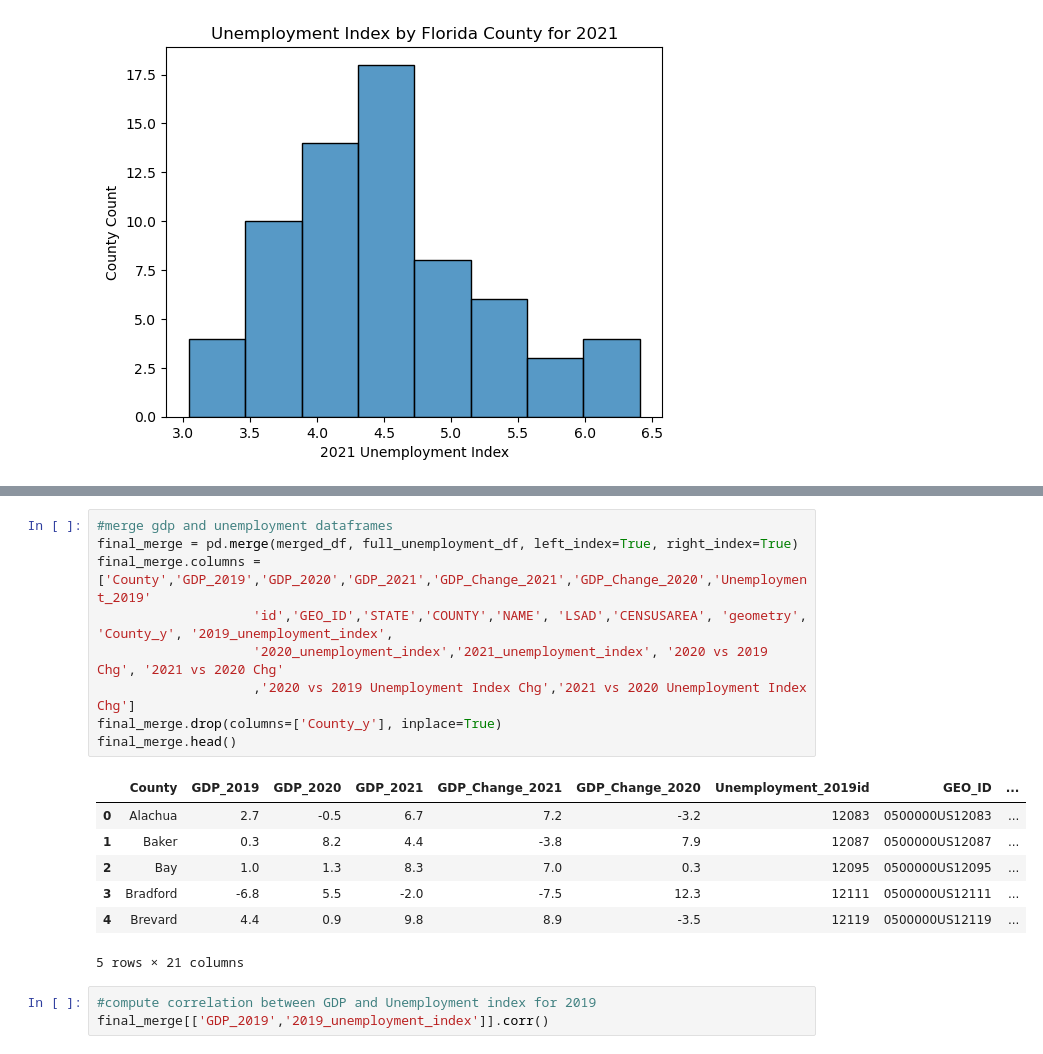
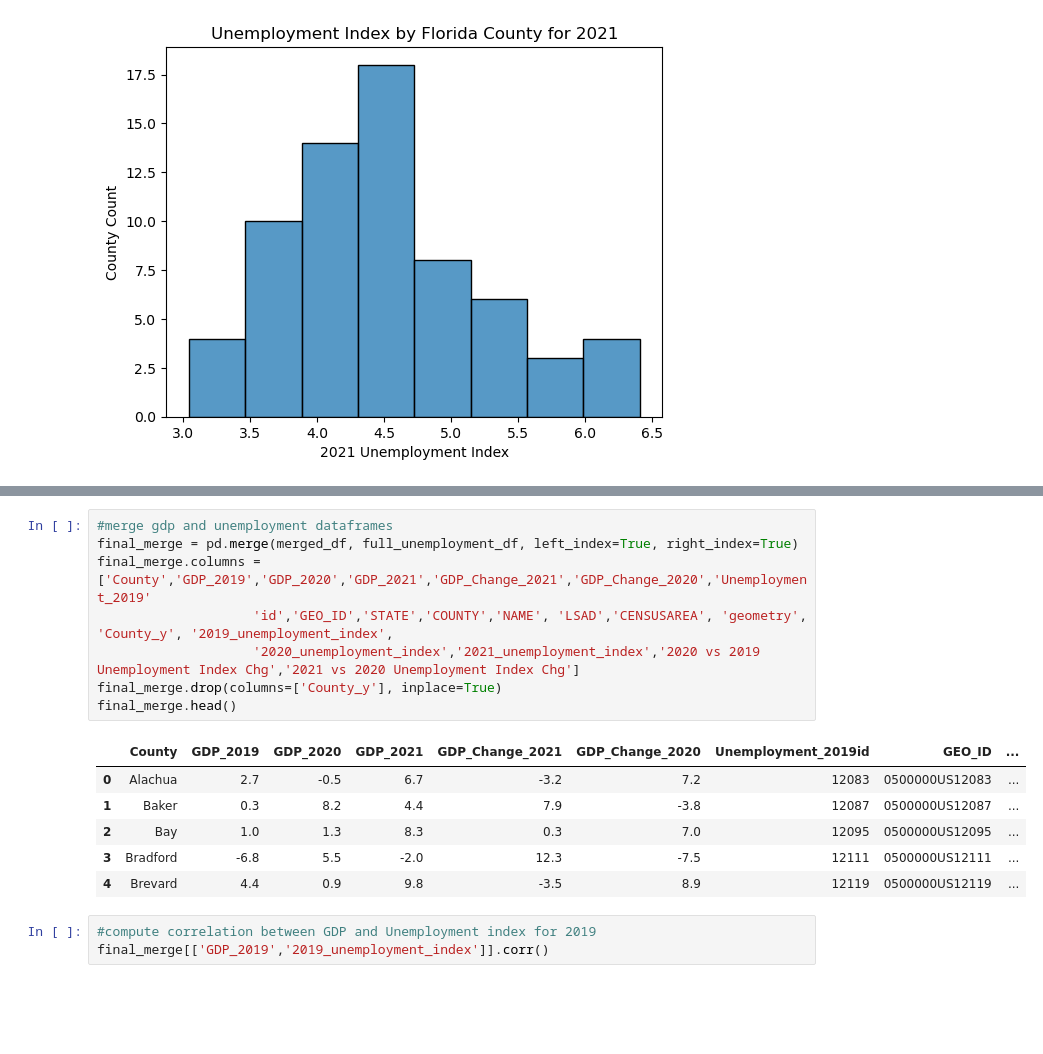
Before and after one commit to UDoWhile/Project-1, a Jupyter notebook: main.ipynb, the cells around one changed output, grey strips where cells are left out. Cells and saved outputs as stored; diff of their text form; blank space fills up the shorter version.

```diff
--- a/main.ipynb
+++ b/main.ipynb
@@ -465,20 +465,18 @@ plt.show()
 # %%
 #merge gdp and unemployment dataframes
 final_merge = pd.merge(merged_df, full_unemployment_df, left_index=True, right_index=True)
 final_merge.columns = ['County','GDP_2019','GDP_2020','GDP_2021','GDP_Change_2021','GDP_Change_2020','Unemployment_2019'
                     'id','GEO_ID','STATE','COUNTY','NAME', 'LSAD','CENSUSAREA', 'geometry', 'County_y', '2019_unemployment_index',
-                    '2020_unemployment_index','2021_unemployment_index', '2020 vs 2019 Chg', '2021 vs 2020 Chg'
-                    ,'2020 vs 2019 Unemployment Index Chg','2021 vs 2020 Unemployment Index Chg']
+                    '2020_unemployment_index','2021_unemployment_index','2020 vs 2019 Unemployment Index Chg','2021 vs 2020 Unemployment Index Chg']
 final_merge.drop(columns=['County_y'], inplace=True)
 final_merge.head()
 # %% [output]
 |  | County | GDP_2019 | GDP_2020 | GDP_2021 | GDP_Change_2021 | GDP_Change_2020 | Unemployment_2019id | GEO_ID | ... |
-| 0 | Alachua | 2.7 | -0.5 | 6.7 | 7.2 | -3.2 | 12083 | 0500000US12083 | ... |
-| 1 | Baker | 0.3 | 8.2 | 4.4 | -3.8 | 7.9 | 12087 | 0500000US12087 | ... |
-| 2 | Bay | 1.0 | 1.3 | 8.3 | 7.0 | 0.3 | 12095 | 0500000US12095 | ... |
-| 3 | Bradford | -6.8 | 5.5 | -2.0 | -7.5 | 12.3 | 12111 | 0500000US12111 | ... |
-| 4 | Brevard | 4.4 | 0.9 | 9.8 | 8.9 | -3.5 | 12119 | 0500000US12119 | ... |
+| 0 | Alachua | 2.7 | -0.5 | 6.7 | -3.2 | 7.2 | 12083 | 0500000US12083 | ... |
+| 1 | Baker | 0.3 | 8.2 | 4.4 | 7.9 | -3.8 | 12087 | 0500000US12087 | ... |
+| 2 | Bay | 1.0 | 1.3 | 8.3 | 0.3 | 7.0 | 12095 | 0500000US12095 | ... |
+| 3 | Bradford | -6.8 | 5.5 | -2.0 | 12.3 | -7.5 | 12111 | 0500000US12111 | ... |
+| 4 | Brevard | 4.4 | 0.9 | 9.8 | -3.5 | 8.9 | 12119 | 0500000US12119 | ... |
-5 rows × 21 columns
 # %%
 #compute correlation between GDP and Unemployment index for 2019
 final_merge[['GDP_2019','2019_unemployment_index']].corr()
```
Also changed, not shown: parts of 5 cells of this notebook.
